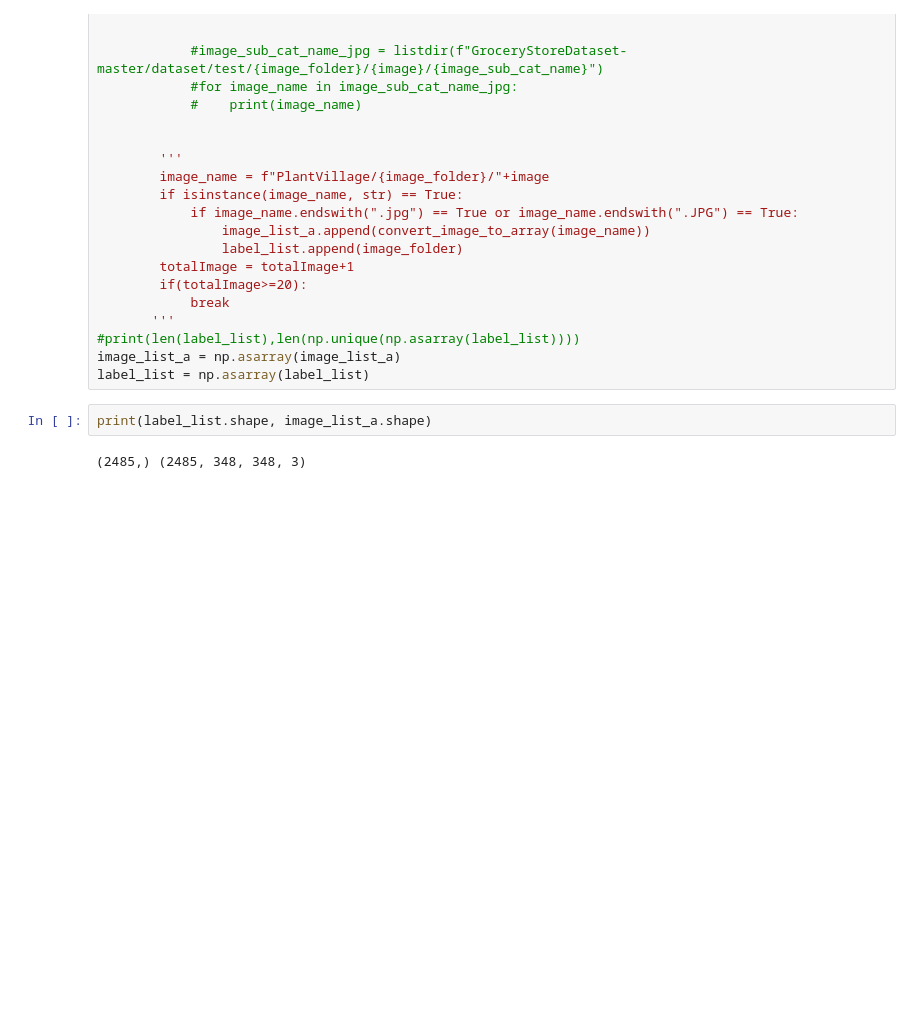
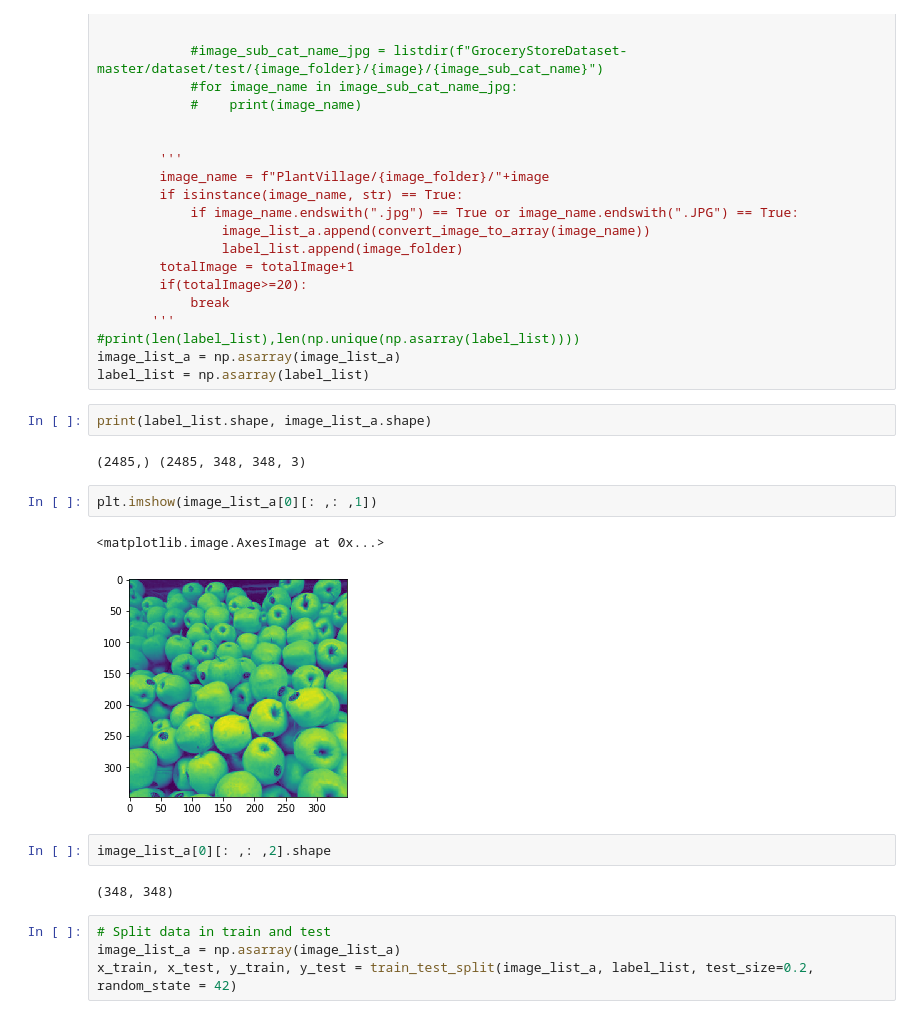
Before and after one commit to ljacobsson/GrocerryImageClassification, a Jupyter notebook: GroceryStoreDataset-master.ipynb, the cells around one changed output. Cells and saved outputs as stored; diff of their text form; blank space fills up the shorter version.

```diff
--- a/GroceryStoreDataset-master.ipynb
+++ b/GroceryStoreDataset-master.ipynb
@@ -141,3 +155,16 @@ label_list = np.asarray(label_list)
 print(label_list.shape, image_list_a.shape)
 # %% [output]
 (2485,) (2485, 348, 348, 3)
+# %%
+plt.imshow(image_list_a[0][: ,: ,1])
+# %% [output]
+<matplotlib.image.AxesImage at 0x...>
+[figure, added]
+# %%
+image_list_a[0][: ,: ,2].shape
+# %% [output]
+(348, 348)
+# %%
+# Split data in train and test
+image_list_a = np.asarray(image_list_a)
+x_train, x_test, y_train, y_test = train_test_split(image_list_a, label_list, test_size=0.2, random_state = 42)
```
Also changed, not shown: parts of 5 cells of this notebook.
